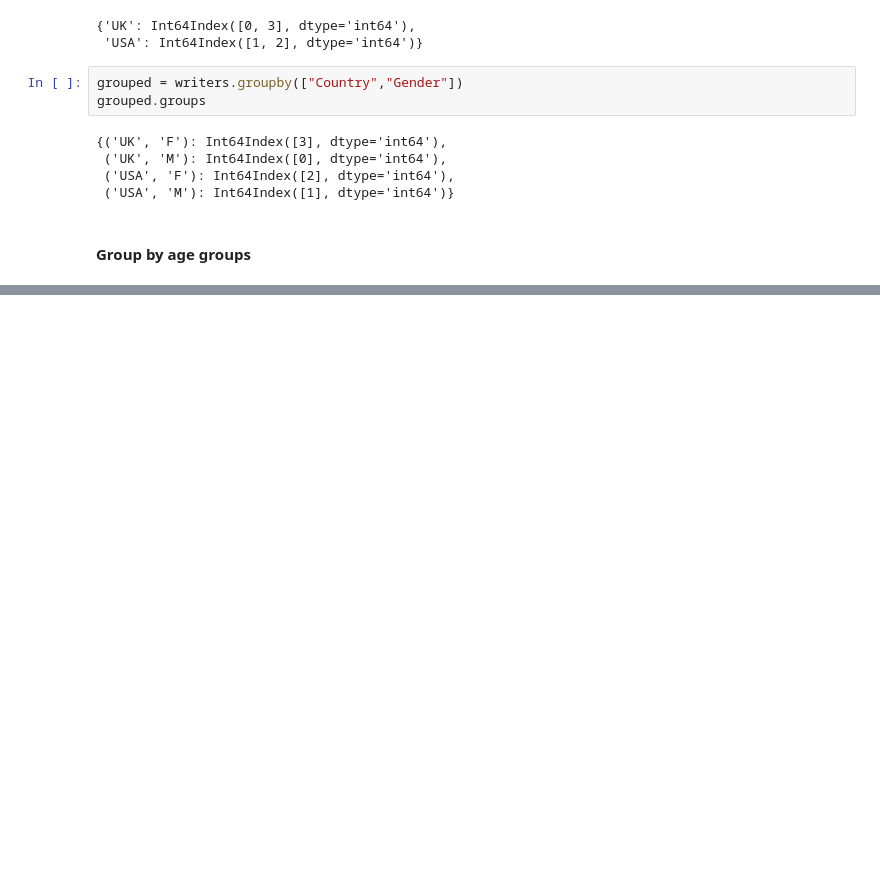
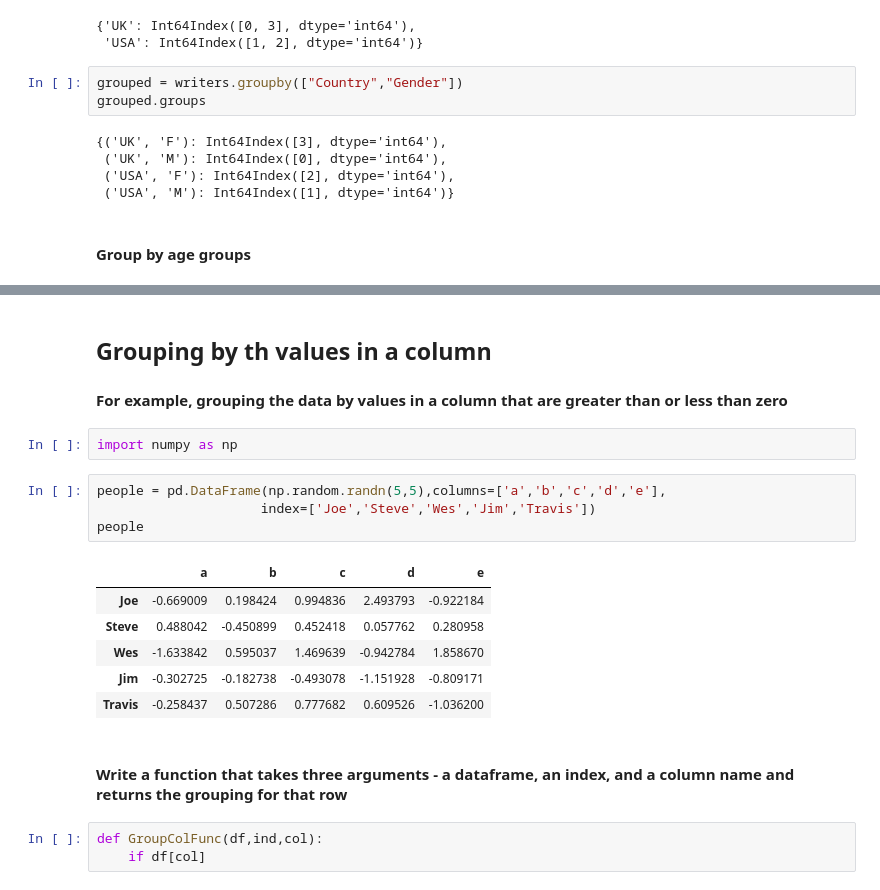
Before and after one commit to VSerpak/BAMM.101x-Analytics-in-Python, a Jupyter notebook: _Bamm_101_All_Notebooks/_6_BAMM_101_W_8_Visualization.ipynb, the cells around one changed output, grey strips where cells are left out. Cells and saved outputs as stored; diff of their text form; blank space fills up the shorter version.

Commit message:
add pandas groupby function

```diff
--- a/_Bamm_101_All_Notebooks/_6_BAMM_101_W_8_Visualization.ipynb
+++ b/_Bamm_101_All_Notebooks/_6_BAMM_101_W_8_Visualization.ipynb
@@ -220,0 +234,21 @@ def age_groups(ds,index,col):
+# %% [markdown]
+## Grouping by th values in a column
+#### For example, grouping the data by values in a column that are greater than or less than zero
+# %%
+import numpy as np
+# %%
+people = pd.DataFrame(np.random.randn(5,5),columns=['a','b','c','d','e'],
+                     index=['Joe','Steve','Wes','Jim','Travis'])
+people
+# %% [output]
+|  | a | b | c | d | e |
+| Joe | -0.669009 | 0.198424 | 0.994836 | 2.493793 | -0.922184 |
+| Steve | 0.488042 | -0.450899 | 0.452418 | 0.057762 | 0.280958 |
+| Wes | -1.633842 | 0.595037 | 1.469639 | -0.942784 | 1.858670 |
+| Jim | -0.302725 | -0.182738 | -0.493078 | -1.151928 | -0.809171 |
+| Travis | -0.258437 | 0.507286 | 0.777682 | 0.609526 | -1.036200 |
+# %% [markdown]
+#### Write a function that takes three arguments - a dataframe, an index, and a column name and returns the grouping for that row
+# %%
+def GroupColFunc(df,ind,col):
+    if df[col]
```
Also changed, not shown: parts of 6 cells of this notebook, 1 other file.
